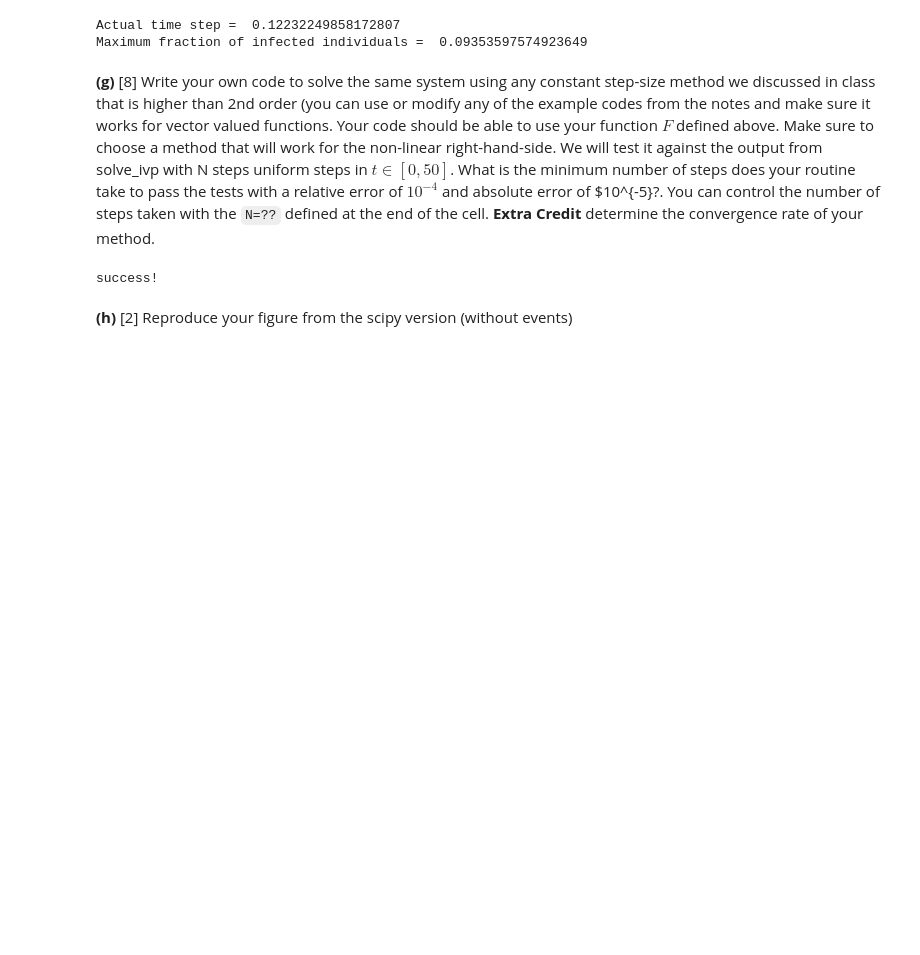
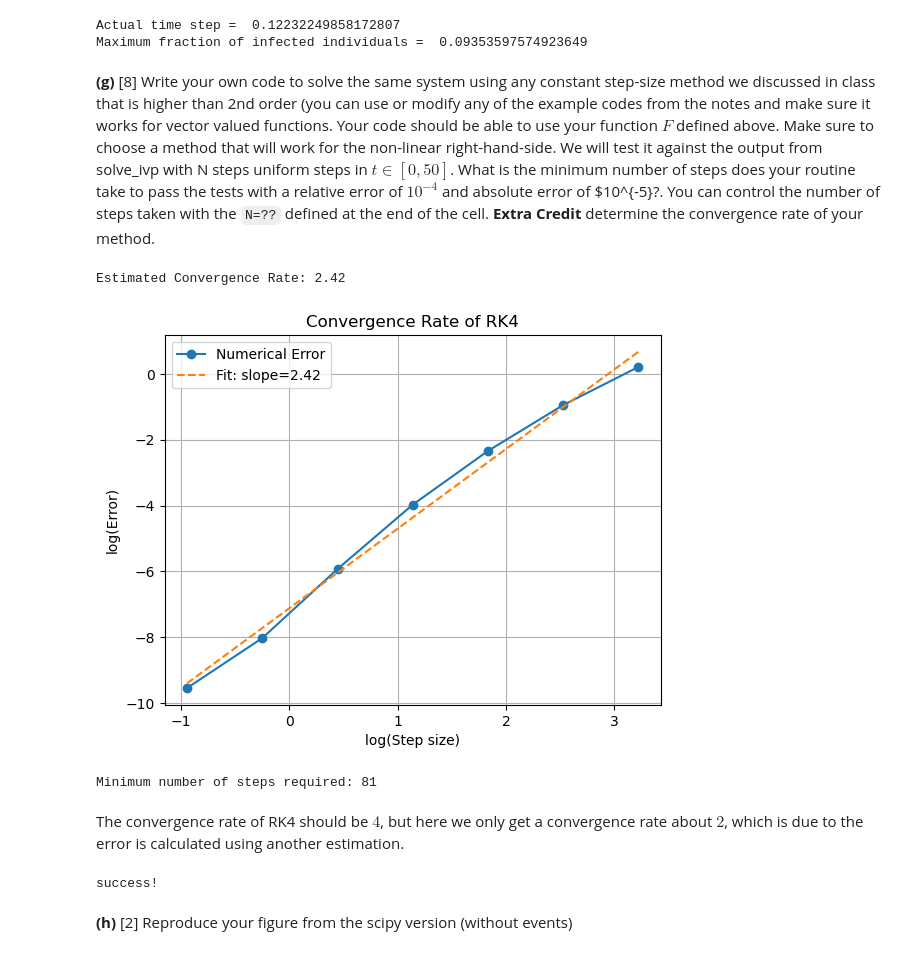
Before and after one commit to xiaoyuchen2020/intro-numerical-methods, a Jupyter notebook: hw/HW5_ODE.ipynb, the cells around one changed output. Cells and saved outputs as stored; diff of their text form; code cells hidden in the pictures; blank space fills up the shorter version.

```diff
--- a/hw/HW5_ODE.ipynb
+++ b/hw/HW5_ODE.ipynb
@@ -241,34 +241,100 @@ def my_ode_solver(f, t_span, u0, N):
     returns:
     --------
         t: numpy array
             array of timesteps from t_min to t_max of length N
         u: numpy array of shape (len(u0), len(t))
             solution array,  the solution at timestep i should be u[:,i]
     """
 
     t_min, t_max = t_span
     h = (t_max - t_min) / N  # Step size
     t = numpy.linspace(t_min, t_max, N+1)  # Time points
     u = numpy.zeros((len(u0), len(t)))  # Array to store the solution
     u[:, 0] = u0  # Set initial condition
 
     for i in range(N):
         # Current time and state
         ti = t[i]
         ui = u[:, i]
 
         # RK4 steps
         k1 = f(ti, ui)
         k2 = f(ti + h / 2, ui + h / 2 * k1)
         k3 = f(ti + h / 2, ui + h / 2 * k2)
         k4 = f(ti + h, ui + h * k3)
 
         # Update next state
         u[:, i + 1] = ui + h / 6 * (k1 + 2 * k2 + 2 * k3 + k4)
 
     return t, u
 
-N = 100
+# Parameters
+s_star = 0.6
+f = lambda t, u: F(t, u, s_star)
+t_span = [0.0, 50.0]
+i_0 = 1e-5
+u_0 = numpy.array([1.0 - i_0, i_0, 0.0])
+
+# Reference solution using solve_ivp
+sol = solve_ivp(f, t_span, u_0, method="RK45", dense_output=True, rtol=1e-6, atol=1e-8)
+
+# Find convergence rate
+N_values = numpy.array([2**n for n in range(1, 8)])
+errors = []
+step_sizes = []
+
+for n in N_values:
+    t, u = my_ode_solver(f, t_span, u_0, n)
+    step_size = (t_span[1] - t_span[0]) / n
+    step_sizes.append(step_size)
+
+    # Interpolate reference solution to solver's time points
+    steps = numpy.linspace(t_span[0], t_span[1], n + 1)
+    exact = sol.sol(steps)
+
+    # Compute L2 norm of the error
+    error = numpy.linalg.norm(u - exact, ord=2)
+    errors.append(error)
+
+errors = numpy.array(errors)
+step_sizes = numpy.array(step_sizes)
+
+log_h = numpy.log(step_sizes)
+log_error = numpy.log(errors)
+
+plt.figure()
+plt.plot(log_h, log_error, marker="o", label="Numerical Error")
+plt.xlabel("log(Step size)")
+plt.ylabel("log(Error)")
+plt.title("Convergence Rate of RK4")
+plt.grid()
+plt.legend()
+
+p = numpy.polyfit(log_h, log_error, 1)
+convergence_rate = p[0]  # Slope of the line
+print(f"Estimated Convergence Rate: {convergence_rate:.2f}")
+
+plt.plot(log_h, numpy.polyval(p, log_h), linestyle="--", label=f"Fit: slope={convergence_rate:.2f}")
+plt.legend()
+plt.show()
+
+# Find minimum number of steps required
+for N in range(1, 101):
+    t, u = my_ode_solver(f, t_span, u_0, N)
+    steps = numpy.linspace(t_span[0], t_span[1], N + 1)
+    exact = sol.sol(steps)
+    if numpy.allclose(u, exact, rtol=1.e-4, atol=1.e-5):
+        min_N = N
+        print(f"Minimum number of steps required: {min_N}")
+        break
+
+N = min_N
+# %% [output]
+Estimated Convergence Rate: 2.42
+[figure, added]
+Minimum number of steps required: 81
+# %% [markdown]
+The convergence rate of RK4 should be $4$, but here we only get a convergence rate about $2$, which is due to the error is calculated using another estimation.
 # %%
 s_star = 0.6
 f = lambda t, u: F(t, u, s_star)
```
Also changed, not shown: 3 other files.
